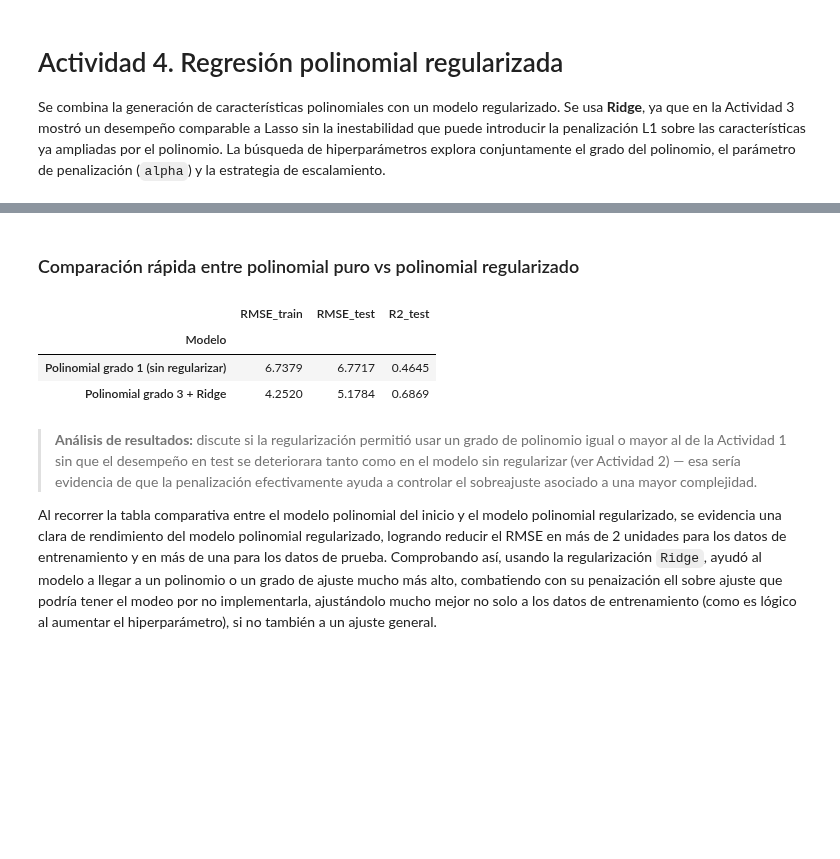
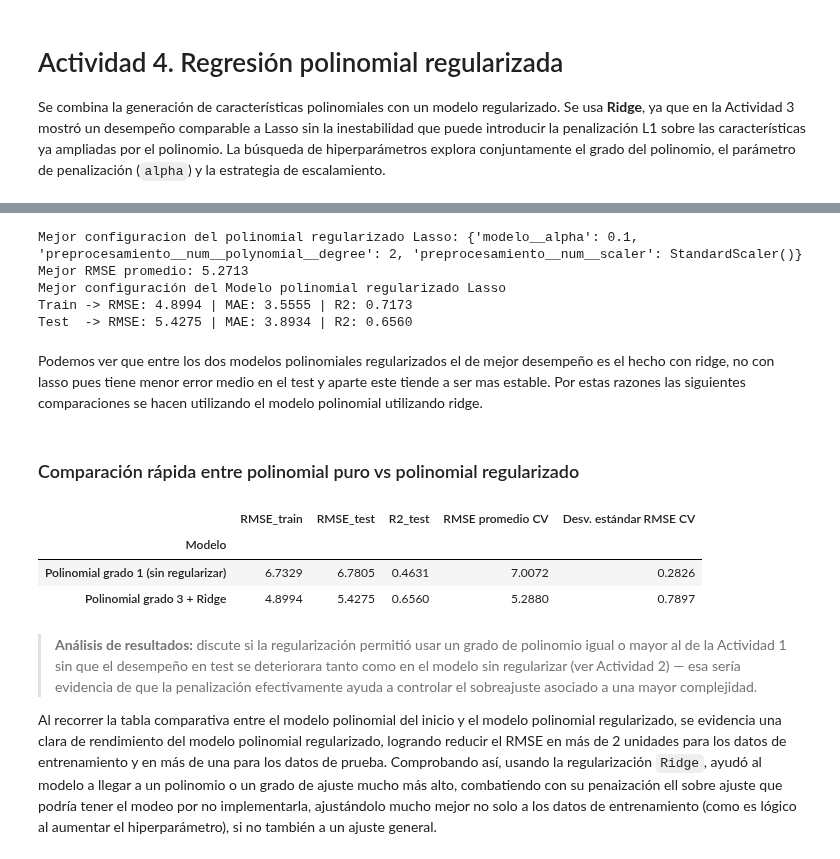
Before and after one commit to Fercho0506/LABS_MACHINE, a Jupyter notebook: LAB_2/Laboratorio-2.ipynb, the cells around one changed output, grey strips where cells are left out. Drawn from its saved outputs; the diff is of its cells as text; code cells hidden in the pictures; blank space fills up the shorter version.

Commit message:
Punto 5 hecho

```diff
--- a/LAB_2/Laboratorio-2.ipynb
+++ b/LAB_2/Laboratorio-2.ipynb
@@ -1143,19 +1198,63 @@ Test  -> RMSE: 5.1784 | MAE: 3.7782 | R2: 0.6869
+# %%
+print('Mejor configuracion del polinomial regularizado Lasso:', grid_polinomial_regularizado_lasso.best_params_)
+print(f'Mejor RMSE promedio: {-grid_polinomial_regularizado_lasso.best_score_:.4f}')
+
+mejor_poly_reg = grid_polinomial_regularizado_lasso.best_estimator_
+
+y_train_pred_pr = mejor_poly_reg.predict(X_train)
+y_test_pred_pr = mejor_poly_reg.predict(X_test)
+
+rmse_train_pr = np.sqrt(mean_squared_error(y_train, y_train_pred_pr))
+mae_train_pr = mean_absolute_error(y_train, y_train_pred_pr)
+r2_train_pr = r2_score(y_train, y_train_pred_pr)
+
+rmse_test_pr = np.sqrt(mean_squared_error(y_test, y_test_pred_pr))
+mae_test_pr = mean_absolute_error(y_test, y_test_pred_pr)
+r2_test_pr = r2_score(y_test, y_test_pred_pr)
+
+print('Mejor configuración del Modelo polinomial regularizado Lasso')
+print(f'Train -> RMSE: {rmse_train_pr:.4f} | MAE: {mae_train_pr:.4f} | R2: {r2_train_pr:.4f}')
+print(f'Test  -> RMSE: {rmse_test_pr:.4f} | MAE: {mae_test_pr:.4f} | R2: {r2_test_pr:.4f}')
+# %% [output]
+Mejor configuracion del polinomial regularizado Lasso: {'modelo__alpha': 0.1, 'preprocesamiento__num__polynomial__degree': 2, 'preprocesamiento__num__scaler': StandardScaler()}
+Mejor RMSE promedio: 5.2713
+Mejor configuración del Modelo polinomial regularizado Lasso
+Train -> RMSE: 4.8994 | MAE: 3.5555 | R2: 0.7173
+Test  -> RMSE: 5.4275 | MAE: 3.8934 | R2: 0.6560
+# %% [markdown]
+Podemos ver que entre los dos modelos polinomiales regularizados el de mejor desempeño es el hecho con ridge, no con lasso pues tiene menor error medio en el test y aparte este tiende a ser mas estable. Por estas razones las siguientes comparaciones se hacen utilizando el modelo polinomial utilizando ridge.
 # %% [markdown]
 ### Comparación rápida entre polinomial puro vs polinomial regularizado
 # %%
 comparacion_poly = pd.DataFrame([
-    {'Modelo': f"Polinomial grado {grid_polinomial.best_params_['preprocesamiento__num__polynomial__degree']} (sin regularizar)",
-     'RMSE_train': rmse_train_poly, 'RMSE_test': rmse_test_poly, 'R2_test': r2_test_poly},
-    {'Modelo': f"Polinomial grado {grid_polinomial_regularizado.best_params_['preprocesamiento__num__polynomial__degree']} + Ridge",
-     'RMSE_train': rmse_train_pr, 'RMSE_test': rmse_test_pr, 'R2_test': r2_test_pr},
+    {
+        'Modelo': f"Polinomial grado {grid_polinomial.best_params_['preprocesamiento__num__polynomial__degree']} (sin regularizar)",
+        'RMSE_train': rmse_train_poly,
+        'RMSE_test': rmse_test_poly,
+        'R2_test': r2_test_poly,
+        'RMSE promedio CV': -grid_polinomial.cv_results_['mean_test_score'][grid_polinomial.best_index_],
+        'Desv. estándar RMSE CV': grid_polinomial.cv_results_['std_test_score'][grid_polinomial.best_index_],
+    },
+    {
+        'Modelo': f"Polinomial grado {grid_polinomial_regularizado.best_params_['preprocesamiento__num__polynomial__degree']} + Ridge",
+        'RMSE_train': rmse_train_pr,
+        'RMSE_test': rmse_test_pr,
+        'R2_test': r2_test_pr,
+        'RMSE promedio CV': -grid_polinomial_regularizado.cv_results_['mean_test_score'][
+            grid_polinomial_regularizado.best_index_
+        ],
+        'Desv. estándar RMSE CV': grid_polinomial_regularizado.cv_results_['std_test_score'][
+            grid_polinomial_regularizado.best_index_
+        ],
+    },
 ]).set_index('Modelo')
 
 comparacion_poly.round(4)
 # %% [output]
-|  | RMSE_train | RMSE_test | R2_test |
-| Modelo |  |  |  |
-| Polinomial grado 1 (sin regularizar) | 6.7379 | 6.7717 | 0.4645 |
-| Polinomial grado 3 + Ridge | 4.2520 | 5.1784 | 0.6869 |
+|  | RMSE_train | RMSE_test | R2_test | RMSE promedio CV | Desv. estándar RMSE CV |
+| Modelo |  |  |  |  |  |
+| Polinomial grado 1 (sin regularizar) | 6.7329 | 6.7805 | 0.4631 | 7.0072 | 0.2826 |
+| Polinomial grado 3 + Ridge | 4.8994 | 5.4275 | 0.6560 | 5.2880 | 0.7897 |
 # %% [markdown]
 > **Análisis de resultados:** discute si la regularización permitió
 > usar un grado de polinomio igual o mayor al de la Actividad 1 sin que el
```
Also changed, not shown: parts of 29 cells of this notebook, 1 other file.
